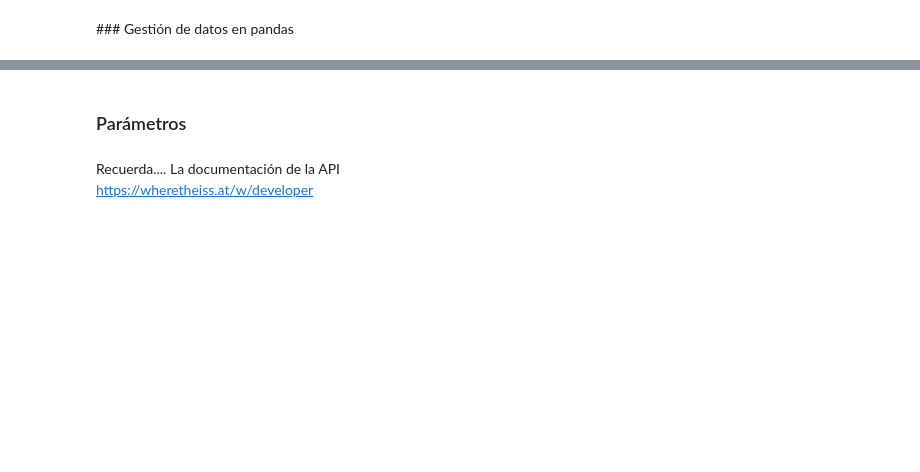
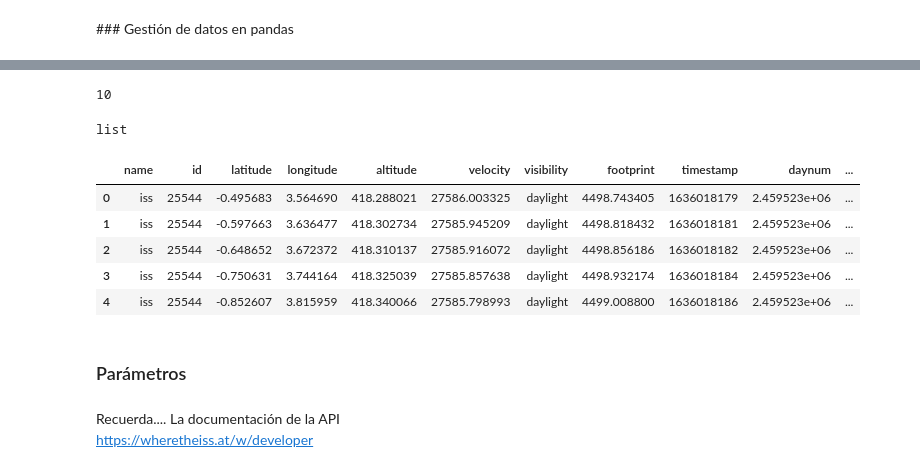
Before and after one commit to Ironhack-Data-Madrid-Octubre-2021/apuntes_clase, a Jupyter notebook: semana_03/03-apis.ipynb, the cells around one changed output, grey strips where cells are left out. Cells and saved outputs as stored; diff of their text form; code cells hidden in the pictures; blank space fills up the shorter version.

```diff
--- a/semana_03/03-apis.ipynb
+++ b/semana_03/03-apis.ipynb
@@ -271,2 +313,10 @@ from pandas import json_normalize
 # %%
 # Vamos a hacer varias requests seguidas para obtener más información, ponemos el time sleep para que la ISS se mueva
+# %%
+import time
+posiciones = []
+for n in range(10):
+    print(n)
+    response = requests.get(url_iss).json() #aquí hacemos la request
+    posiciones.append(response)
+    time.sleep(1)
@@ -273,3 +336,22 @@ from pandas import json_normalize
+# %%
+len(posiciones)
+# %% [output]
+10
+# %%
+type(posiciones)
+# %% [output]
+list
+# %%
+posiciones_df = pd.DataFrame(posiciones)
+# %%
+posiciones_df.head()
+# %% [output]
+|  | name | id | latitude | longitude | altitude | velocity | visibility | footprint | timestamp | daynum | ... |
+| 0 | iss | 25544 | -0.495683 | 3.564690 | 418.288021 | 27586.003325 | daylight | 4498.743405 | 1636018179 | 2.459523e+06 | ... |
+| 1 | iss | 25544 | -0.597663 | 3.636477 | 418.302734 | 27585.945209 | daylight | 4498.818432 | 1636018181 | 2.459523e+06 | ... |
+| 2 | iss | 25544 | -0.648652 | 3.672372 | 418.310137 | 27585.916072 | daylight | 4498.856186 | 1636018182 | 2.459523e+06 | ... |
+| 3 | iss | 25544 | -0.750631 | 3.744164 | 418.325039 | 27585.857638 | daylight | 4498.932174 | 1636018184 | 2.459523e+06 | ... |
+| 4 | iss | 25544 | -0.852607 | 3.815959 | 418.340066 | 27585.798993 | daylight | 4499.008800 | 1636018186 | 2.459523e+06 | ... |
 # %% [markdown]
 ### Parámetros
 # %% [markdown]
```
Also changed, not shown: parts of 27 cells of this notebook.
